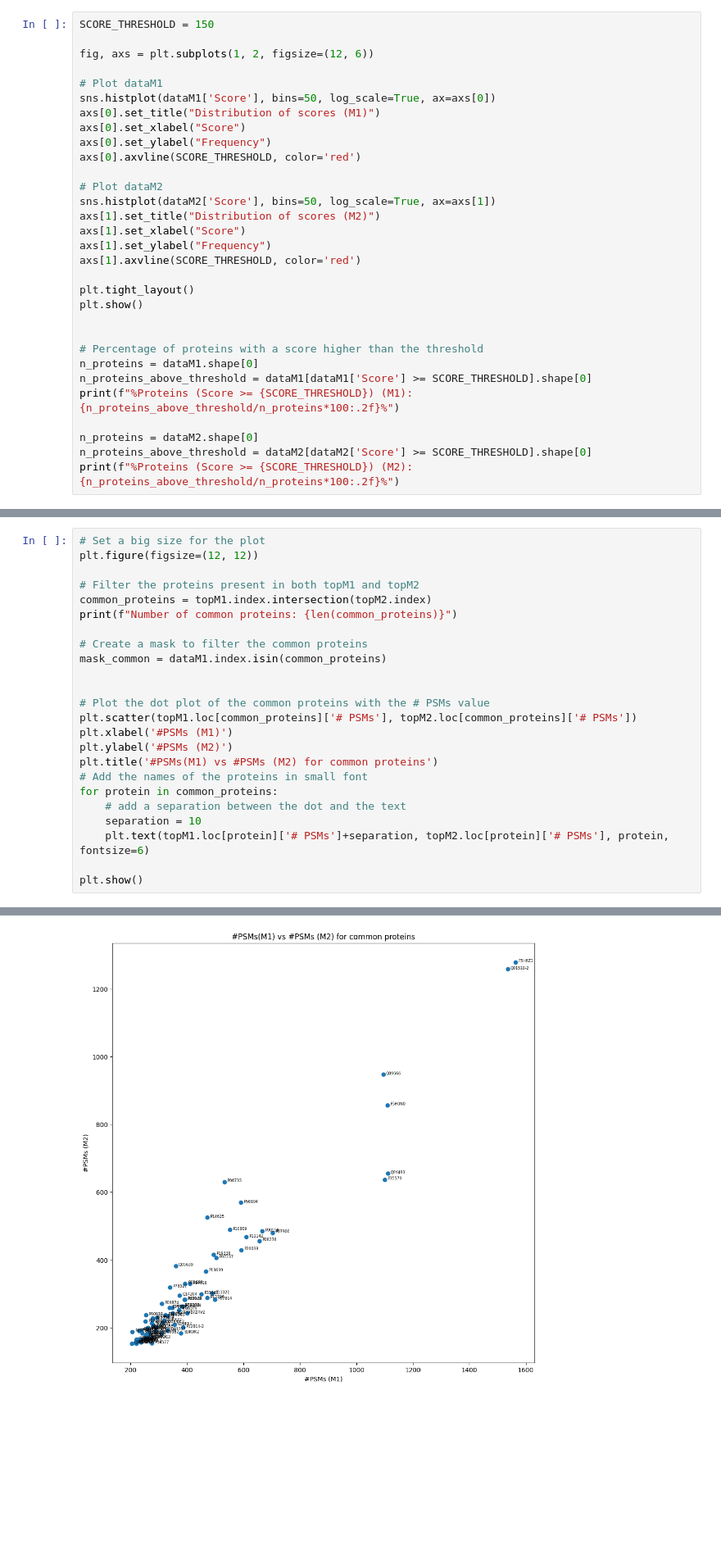
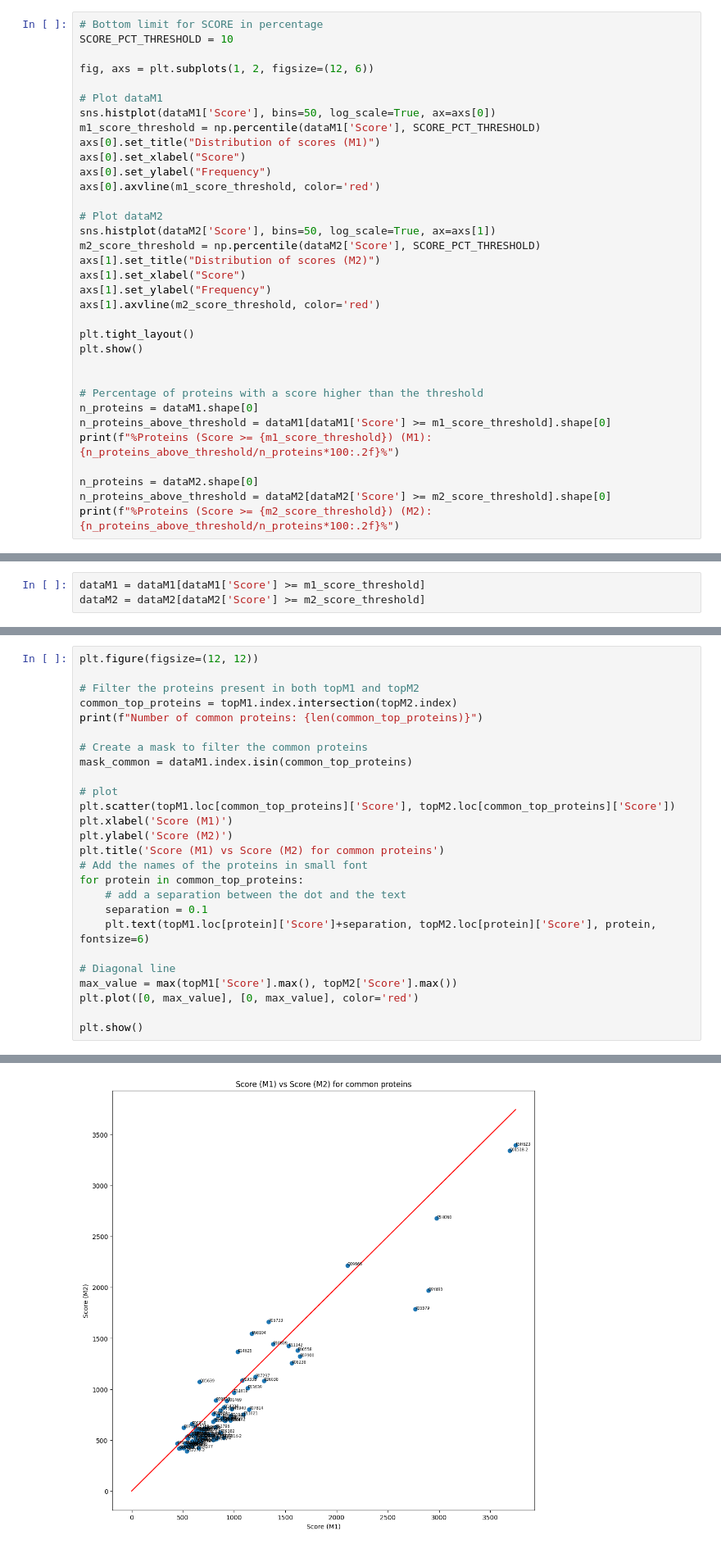
Before and after one commit to powwowath/pyMSpro, a Jupyter notebook: 00_workflow_scanpy_saschaBulk.ipynb, the cells around one changed output, grey strips where cells are left out. Shown at 82% size. Drawn from its saved outputs; the diff is of its cells as text; blank space fills up the shorter version.

```diff
--- a/00_workflow_scanpy_saschaBulk.ipynb
+++ b/00_workflow_scanpy_saschaBulk.ipynb
@@ -63,21 +165,24 @@ if TRANSLATE_PROTEIN_ID:
 # %%
-SCORE_THRESHOLD = 150
+# Bottom limit for SCORE in percentage
+SCORE_PCT_THRESHOLD = 10
 
 fig, axs = plt.subplots(1, 2, figsize=(12, 6))
 
 # Plot dataM1
 sns.histplot(dataM1['Score'], bins=50, log_scale=True, ax=axs[0])
+m1_score_threshold = np.percentile(dataM1['Score'], SCORE_PCT_THRESHOLD)
 axs[0].set_title("Distribution of scores (M1)")
 axs[0].set_xlabel("Score")
 axs[0].set_ylabel("Frequency")
-axs[0].axvline(SCORE_THRESHOLD, color='red')
+axs[0].axvline(m1_score_threshold, color='red')
 
 # Plot dataM2
 sns.histplot(dataM2['Score'], bins=50, log_scale=True, ax=axs[1])
+m2_score_threshold = np.percentile(dataM2['Score'], SCORE_PCT_THRESHOLD)
 axs[1].set_title("Distribution of scores (M2)")
 axs[1].set_xlabel("Score")
 axs[1].set_ylabel("Frequency")
-axs[1].axvline(SCORE_THRESHOLD, color='red')
+axs[1].axvline(m2_score_threshold, color='red')
 
 plt.tight_layout()
 plt.show()
@@ -85,10 +190,10 @@ plt.show()
 
 # Percentage of proteins with a score higher than the threshold
 n_proteins = dataM1.shape[0]
-n_proteins_above_threshold = dataM1[dataM1['Score'] >= SCORE_THRESHOLD].shape[0]
-print(f"%Proteins (Score >= {SCORE_THRESHOLD}) (M1):  {n_proteins_above_threshold/n_proteins*100:.2f}%")
+n_proteins_above_threshold = dataM1[dataM1['Score'] >= m1_score_threshold].shape[0]
+print(f"%Proteins (Score >= {m1_score_threshold}) (M1):  {n_proteins_above_threshold/n_proteins*100:.2f}%")
 
 n_proteins = dataM2.shape[0]
-n_proteins_above_threshold = dataM2[dataM2['Score'] >= SCORE_THRESHOLD].shape[0]
-print(f"%Proteins (Score >= {SCORE_THRESHOLD}) (M2):  {n_proteins_above_threshold/n_proteins*100:.2f}%")
+n_proteins_above_threshold = dataM2[dataM2['Score'] >= m2_score_threshold].shape[0]
+print(f"%Proteins (Score >= {m2_score_threshold}) (M2):  {n_proteins_above_threshold/n_proteins*100:.2f}%")
 # %% [output]
@@ -173,2 +327,5 @@ plt.show()
+# %%
+dataM1 = dataM1[dataM1['Score'] >= m1_score_threshold]
+dataM2 = dataM2[dataM2['Score'] >= m2_score_threshold]
 # %% [markdown]
 ### List the 100 most present proteins in both M1 and M2  *(do not work for identyfing the cell type)*
@@ -180,30 +337,32 @@ TOP_NUMBER = 100
 topM1 = dataM1.sort_values(by='# PSMs', ascending=False).head(TOP_NUMBER)
 topM2 = dataM2.sort_values(by='# PSMs', ascending=False).head(TOP_NUMBER)
 # %%
-# Set a big size for the plot
 plt.figure(figsize=(12, 12))
 
 # Filter the proteins present in both topM1 and topM2
-common_proteins = topM1.index.intersection(topM2.index)
-print(f"Number of common proteins: {len(common_proteins)}")
+common_top_proteins = topM1.index.intersection(topM2.index)
+print(f"Number of common proteins: {len(common_top_proteins)}")
 
 # Create a mask to filter the common proteins
-mask_common = dataM1.index.isin(common_proteins)
+mask_common = dataM1.index.isin(common_top_proteins)
 
+# plot
+plt.scatter(topM1.loc[common_top_proteins]['Score'], topM2.loc[common_top_proteins]['Score'])
+plt.xlabel('Score (M1)')
+plt.ylabel('Score (M2)')
+plt.title('Score (M1) vs Score (M2) for common proteins')
+# Add the names of the proteins in small font
+for protein in common_top_proteins:
+    # add a separation between the dot and the text
+    separation = 0.1
+    plt.text(topM1.loc[protein]['Score']+separation, topM2.loc[protein]['Score'], protein, fontsize=6)
 
-# Plot the dot plot of the common proteins with the # PSMs value
-plt.scatter(topM1.loc[common_proteins]['# PSMs'], topM2.loc[common_proteins]['# PSMs'])
-plt.xlabel('#PSMs (M1)')
-plt.ylabel('#PSMs (M2)')
-plt.title('#PSMs(M1) vs #PSMs (M2) for common proteins')
-# Add the names of the proteins in small font
-for protein in common_proteins:
-    # add a separation between the dot and the text
-    separation = 10
-    plt.text(topM1.loc[protein]['# PSMs']+separation, topM2.loc[protein]['# PSMs'], protein, fontsize=6)
+# Diagonal line
+max_value = max(topM1['Score'].max(), topM2['Score'].max())
+plt.plot([0, max_value], [0, max_value], color='red')
 
 plt.show()
 # %% [output]
 Number of common proteins: 83
-[figure, old version]
+[figure, new version]
 # %%
```
Also changed, not shown: parts of 45 cells of this notebook, 4 other files.
